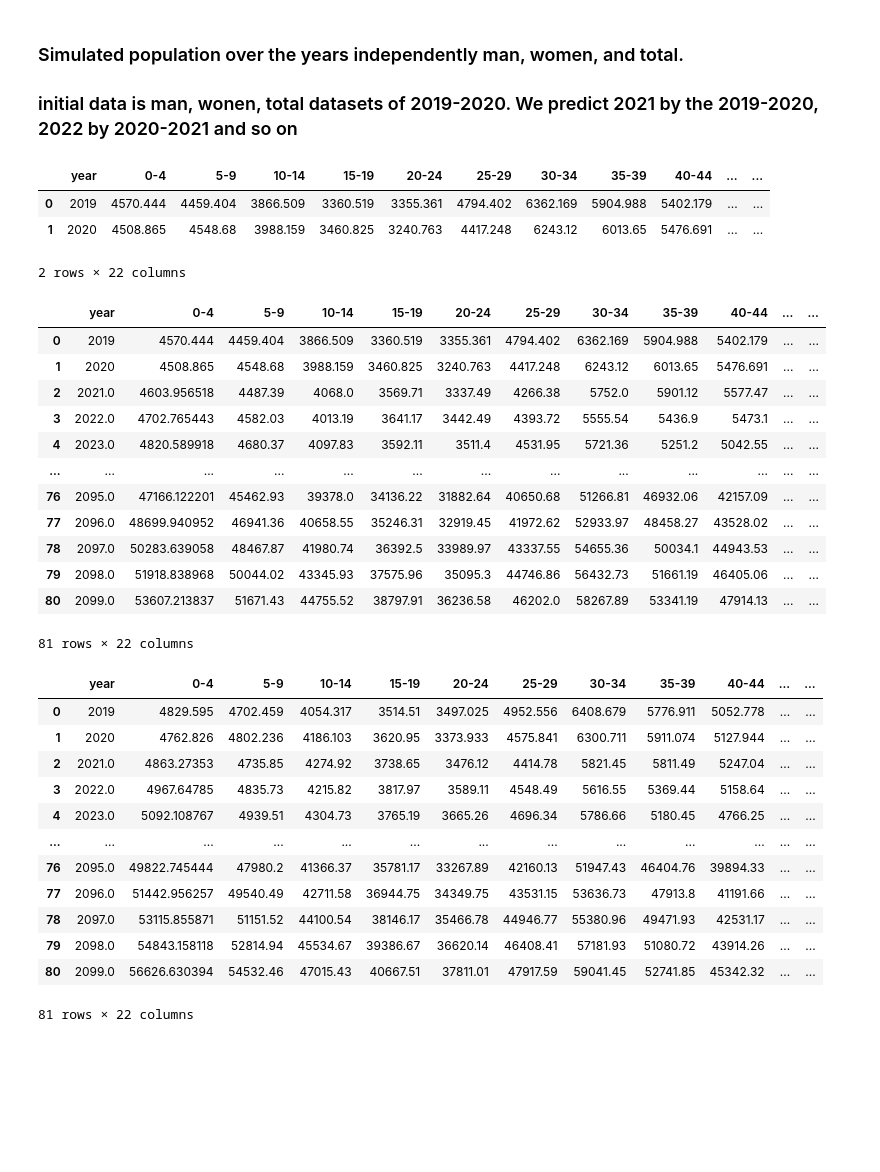
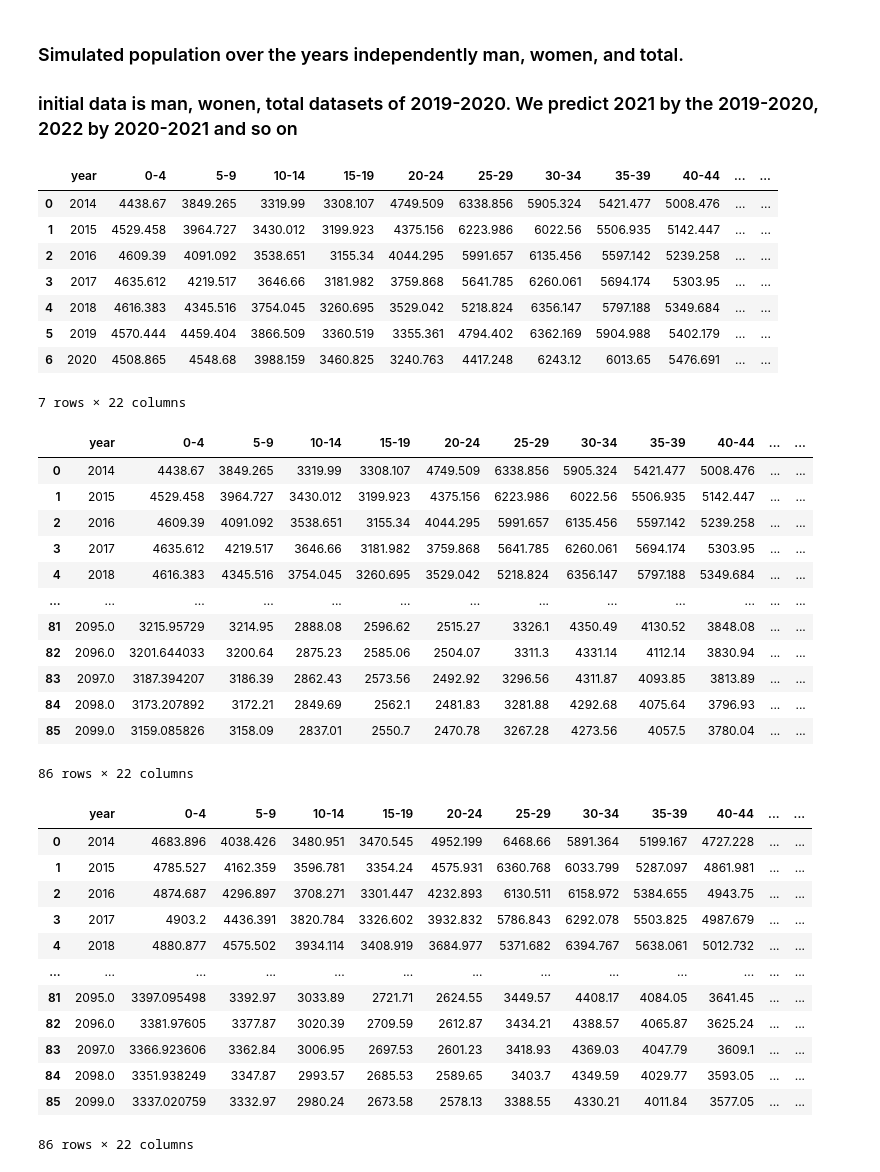
Before and after one commit to AAYamoldin/TrainingPrograms, a Jupyter notebook: Python/ITMO_Discrete_modeling/lab1/population_modeling.ipynb, the cells around one changed output. Saved outputs shown, nothing was run; the diff lists cells and outputs as text; code cells hidden in the pictures; blank space fills up the shorter version.

```diff
--- a/Python/ITMO_Discrete_modeling/lab1/population_modeling.ipynb
+++ b/Python/ITMO_Discrete_modeling/lab1/population_modeling.ipynb
@@ -142,15 +145,24 @@ array([1.0563248178865414], dtype=object)
 ### Simulated population over the years independently man, women, and total.
 ### initial data is man, wonen, total datasets of 2019-2020. We predict 2021 by the 2019-2020, 2022 by 2020-2021 and so on
 # %%
-men = data_age_ru_man[(data_age_ru_man['year'] == 2019) | (data_age_ru_man['year'] == 2020)].reset_index(drop=True)
-women = data_age_ru_fem[(data_age_ru_fem['year'] == 2019) | (data_age_ru_fem['year'] == 2020)].reset_index(drop=True)
-total = data_age_ru[(data_age_ru['year'] == 2019) | (data_age_ru['year'] == 2020)].reset_index(drop=True)
+# men = data_age_ru_man[(data_age_ru_man['year'] == 2019) | (data_age_ru_man['year'] == 2020)].reset_index(drop=True)
+# women = data_age_ru_fem[(data_age_ru_fem['year'] == 2019) | (data_age_ru_fem['year'] == 2020)].reset_index(drop=True)
+# total = data_age_ru[(data_age_ru['year'] == 2019) | (data_age_ru['year'] == 2020)].reset_index(drop=True)
+# women
+men = data_age_ru_man.iloc[-7:, :].reset_index(drop=True)
+women = data_age_ru_fem.iloc[-7:, :].reset_index(drop=True)
+total = data_age_ru.iloc[-7:, :].reset_index(drop=True)
 women
 # %% [output]
 |  | year | 0-4 | 5-9 | 10-14 | 15-19 | 20-24 | 25-29 | 30-34 | 35-39 | 40-44 | ... | ... |
-| 0 | 2019 | 4570.444 | 4459.404 | 3866.509 | 3360.519 | 3355.361 | 4794.402 | 6362.169 | 5904.988 | 5402.179 | ... | ... |
-| 1 | 2020 | 4508.865 | 4548.68 | 3988.159 | 3460.825 | 3240.763 | 4417.248 | 6243.12 | 6013.65 | 5476.691 | ... | ... |
+| 0 | 2014 | 4438.67 | 3849.265 | 3319.99 | 3308.107 | 4749.509 | 6338.856 | 5905.324 | 5421.477 | 5008.476 | ... | ... |
+| 1 | 2015 | 4529.458 | 3964.727 | 3430.012 | 3199.923 | 4375.156 | 6223.986 | 6022.56 | 5506.935 | 5142.447 | ... | ... |
+| 2 | 2016 | 4609.39 | 4091.092 | 3538.651 | 3155.34 | 4044.295 | 5991.657 | 6135.456 | 5597.142 | 5239.258 | ... | ... |
+| 3 | 2017 | 4635.612 | 4219.517 | 3646.66 | 3181.982 | 3759.868 | 5641.785 | 6260.061 | 5694.174 | 5303.95 | ... | ... |
+| 4 | 2018 | 4616.383 | 4345.516 | 3754.045 | 3260.695 | 3529.042 | 5218.824 | 6356.147 | 5797.188 | 5349.684 | ... | ... |
+| 5 | 2019 | 4570.444 | 4459.404 | 3866.509 | 3360.519 | 3355.361 | 4794.402 | 6362.169 | 5904.988 | 5402.179 | ... | ... |
+| 6 | 2020 | 4508.865 | 4548.68 | 3988.159 | 3460.825 | 3240.763 | 4417.248 | 6243.12 | 6013.65 | 5476.691 | ... | ... |
-2 rows × 22 columns
+7 rows × 22 columns
 # %%
 def shift(data, year):
     return data[(data['year'] == year - 1)].iloc[0, 1:-1] * survival_rate(data, year - 1)[0]
@@ -177,34 +189,34 @@ for year in range(2021, 2100):
 women
 # %% [output]
 |  | year | 0-4 | 5-9 | 10-14 | 15-19 | 20-24 | 25-29 | 30-34 | 35-39 | 40-44 | ... | ... |
-| 0 | 2019 | 4570.444 | 4459.404 | 3866.509 | 3360.519 | 3355.361 | 4794.402 | 6362.169 | 5904.988 | 5402.179 | ... | ... |
-| 1 | 2020 | 4508.865 | 4548.68 | 3988.159 | 3460.825 | 3240.763 | 4417.248 | 6243.12 | 6013.65 | 5476.691 | ... | ... |
-| 2 | 2021.0 | 4603.956518 | 4487.39 | 4068.0 | 3569.71 | 3337.49 | 4266.38 | 5752.0 | 5901.12 | 5577.47 | ... | ... |
-| 3 | 2022.0 | 4702.765443 | 4582.03 | 4013.19 | 3641.17 | 3442.49 | 4393.72 | 5555.54 | 5436.9 | 5473.1 | ... | ... |
-| 4 | 2023.0 | 4820.589918 | 4680.37 | 4097.83 | 3592.11 | 3511.4 | 4531.95 | 5721.36 | 5251.2 | 5042.55 | ... | ... |
+| 0 | 2014 | 4438.67 | 3849.265 | 3319.99 | 3308.107 | 4749.509 | 6338.856 | 5905.324 | 5421.477 | 5008.476 | ... | ... |
+| 1 | 2015 | 4529.458 | 3964.727 | 3430.012 | 3199.923 | 4375.156 | 6223.986 | 6022.56 | 5506.935 | 5142.447 | ... | ... |
+| 2 | 2016 | 4609.39 | 4091.092 | 3538.651 | 3155.34 | 4044.295 | 5991.657 | 6135.456 | 5597.142 | 5239.258 | ... | ... |
+| 3 | 2017 | 4635.612 | 4219.517 | 3646.66 | 3181.982 | 3759.868 | 5641.785 | 6260.061 | 5694.174 | 5303.95 | ... | ... |
+| 4 | 2018 | 4616.383 | 4345.516 | 3754.045 | 3260.695 | 3529.042 | 5218.824 | 6356.147 | 5797.188 | 5349.684 | ... | ... |
 | ... | ... | ... | ... | ... | ... | ... | ... | ... | ... | ... | ... | ... |
-| 76 | 2095.0 | 47166.122201 | 45462.93 | 39378.0 | 34136.22 | 31882.64 | 40650.68 | 51266.81 | 46932.06 | 42157.09 | ... | ... |
-| 77 | 2096.0 | 48699.940952 | 46941.36 | 40658.55 | 35246.31 | 32919.45 | 41972.62 | 52933.97 | 48458.27 | 43528.02 | ... | ... |
-| 78 | 2097.0 | 50283.639058 | 48467.87 | 41980.74 | 36392.5 | 33989.97 | 43337.55 | 54655.36 | 50034.1 | 44943.53 | ... | ... |
-| 79 | 2098.0 | 51918.838968 | 50044.02 | 43345.93 | 37575.96 | 35095.3 | 44746.86 | 56432.73 | 51661.19 | 46405.06 | ... | ... |
-| 80 | 2099.0 | 53607.213837 | 51671.43 | 44755.52 | 38797.91 | 36236.58 | 46202.0 | 58267.89 | 53341.19 | 47914.13 | ... | ... |
+| 81 | 2095.0 | 3215.95729 | 3214.95 | 2888.08 | 2596.62 | 2515.27 | 3326.1 | 4350.49 | 4130.52 | 3848.08 | ... | ... |
+| 82 | 2096.0 | 3201.644033 | 3200.64 | 2875.23 | 2585.06 | 2504.07 | 3311.3 | 4331.14 | 4112.14 | 3830.94 | ... | ... |
+| 83 | 2097.0 | 3187.394207 | 3186.39 | 2862.43 | 2573.56 | 2492.92 | 3296.56 | 4311.87 | 4093.85 | 3813.89 | ... | ... |
+| 84 | 2098.0 | 3173.207892 | 3172.21 | 2849.69 | 2562.1 | 2481.83 | 3281.88 | 4292.68 | 4075.64 | 3796.93 | ... | ... |
+| 85 | 2099.0 | 3159.085826 | 3158.09 | 2837.01 | 2550.7 | 2470.78 | 3267.28 | 4273.56 | 4057.5 | 3780.04 | ... | ... |
-81 rows × 22 columns
+86 rows × 22 columns
 # %%
 men
 # %% [output]
 |  | year | 0-4 | 5-9 | 10-14 | 15-19 | 20-24 | 25-29 | 30-34 | 35-39 | 40-44 | ... | ... |
-| 0 | 2019 | 4829.595 | 4702.459 | 4054.317 | 3514.51 | 3497.025 | 4952.556 | 6408.679 | 5776.911 | 5052.778 | ... | ... |
-| 1 | 2020 | 4762.826 | 4802.236 | 4186.103 | 3620.95 | 3373.933 | 4575.841 | 6300.711 | 5911.074 | 5127.944 | ... | ... |
-| 2 | 2021.0 | 4863.27353 | 4735.85 | 4274.92 | 3738.65 | 3476.12 | 4414.78 | 5821.45 | 5811.49 | 5247.04 | ... | ... |
-| 3 | 2022.0 | 4967.64785 | 4835.73 | 4215.82 | 3817.97 | 3589.11 | 4548.49 | 5616.55 | 5369.44 | 5158.64 | ... | ... |
-| 4 | 2023.0 | 5092.108767 | 4939.51 | 4304.73 | 3765.19 | 3665.26 | 4696.34 | 5786.66 | 5180.45 | 4766.25 | ... | ... |
+| 0 | 2014 | 4683.896 | 4038.426 | 3480.951 | 3470.545 | 4952.199 | 6468.66 | 5891.364 | 5199.167 | 4727.228 | ... | ... |
+| 1 | 2015 | 4785.527 | 4162.359 | 3596.781 | 3354.24 | 4575.931 | 6360.768 | 6033.799 | 5287.097 | 4861.981 | ... | ... |
+| 2 | 2016 | 4874.687 | 4296.897 | 3708.271 | 3301.447 | 4232.893 | 6130.511 | 6158.972 | 5384.655 | 4943.75 | ... | ... |
+| 3 | 2017 | 4903.2 | 4436.391 | 3820.784 | 3326.602 | 3932.832 | 5786.843 | 6292.078 | 5503.825 | 4987.679 | ... | ... |
+| 4 | 2018 | 4880.877 | 4575.502 | 3934.114 | 3408.919 | 3684.977 | 5371.682 | 6394.767 | 5638.061 | 5012.732 | ... | ... |
 | ... | ... | ... | ... | ... | ... | ... | ... | ... | ... | ... | ... | ... |
-| 76 | 2095.0 | 49822.745444 | 47980.2 | 41366.37 | 35781.17 | 33267.89 | 42160.13 | 51947.43 | 46404.76 | 39894.33 | ... | ... |
-| 77 | 2096.0 | 51442.956257 | 49540.49 | 42711.58 | 36944.75 | 34349.75 | 43531.15 | 53636.73 | 47913.8 | 41191.66 | ... | ... |
-| 78 | 2097.0 | 53115.855871 | 51151.52 | 44100.54 | 38146.17 | 35466.78 | 44946.77 | 55380.96 | 49471.93 | 42531.17 | ... | ... |
-| 79 | 2098.0 | 54843.158118 | 52814.94 | 45534.67 | 39386.67 | 36620.14 | 46408.41 | 57181.93 | 51080.72 | 43914.26 | ... | ... |
-| 80 | 2099.0 | 56626.630394 | 54532.46 | 47015.43 | 40667.51 | 37811.01 | 47917.59 | 59041.45 | 52741.85 | 45342.32 | ... | ... |
+| 81 | 2095.0 | 3397.095498 | 3392.97 | 3033.89 | 2721.71 | 2624.55 | 3449.57 | 4408.17 | 4084.05 | 3641.45 | ... | ... |
+| 82 | 2096.0 | 3381.97605 | 3377.87 | 3020.39 | 2709.59 | 2612.87 | 3434.21 | 4388.57 | 4065.87 | 3625.24 | ... | ... |
+| 83 | 2097.0 | 3366.923606 | 3362.84 | 3006.95 | 2697.53 | 2601.23 | 3418.93 | 4369.03 | 4047.79 | 3609.1 | ... | ... |
+| 84 | 2098.0 | 3351.938249 | 3347.87 | 2993.57 | 2685.53 | 2589.65 | 3403.7 | 4349.59 | 4029.77 | 3593.05 | ... | ... |
+| 85 | 2099.0 | 3337.020759 | 3332.97 | 2980.24 | 2673.58 | 2578.13 | 3388.55 | 4330.21 | 4011.84 | 3577.05 | ... | ... |
-81 rows × 22 columns
+86 rows × 22 columns
 # %%
 total = women.iloc[:, 1:] + men.iloc[:, 1:]
 total.insert(0, "year", women['year'])
```
Also changed, not shown: parts of 10 cells of this notebook, 1 other file.
